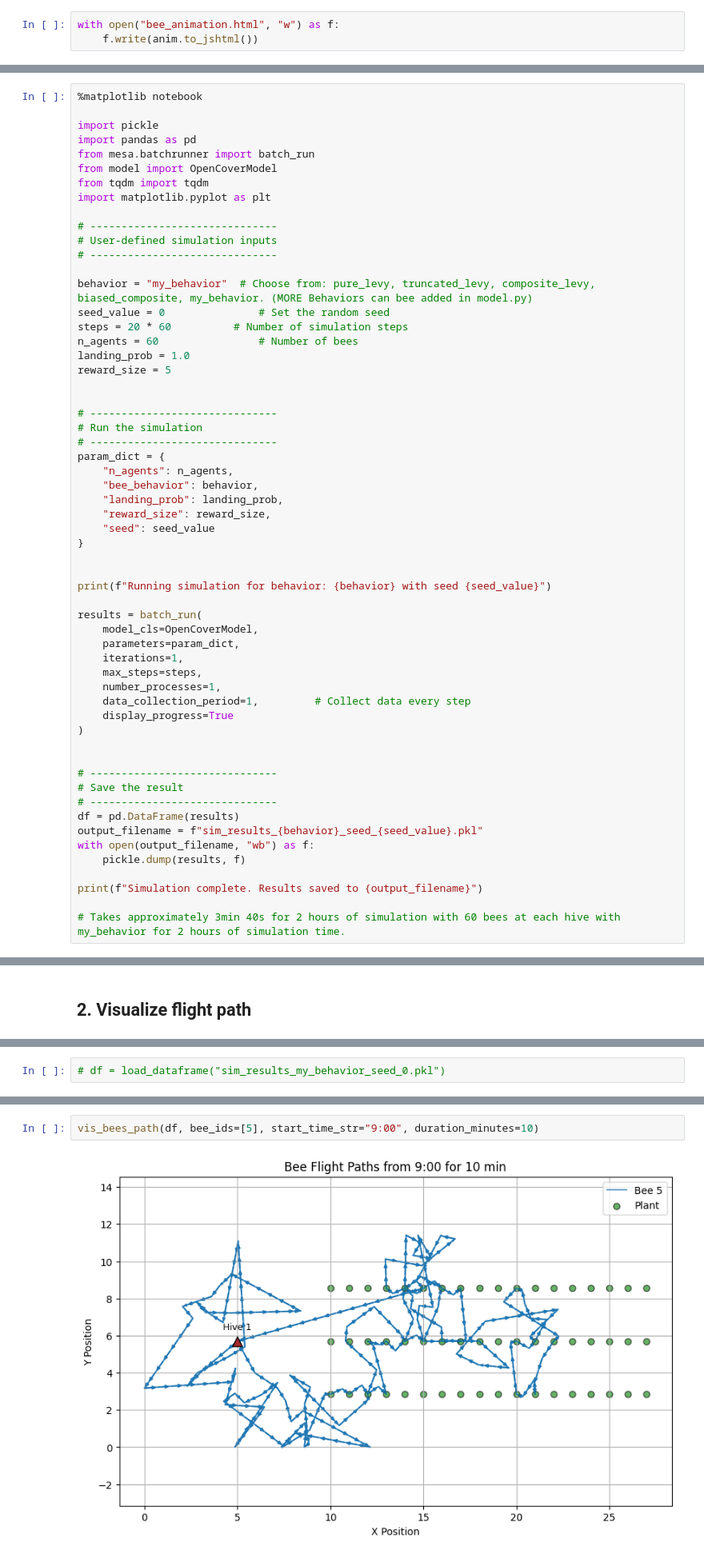
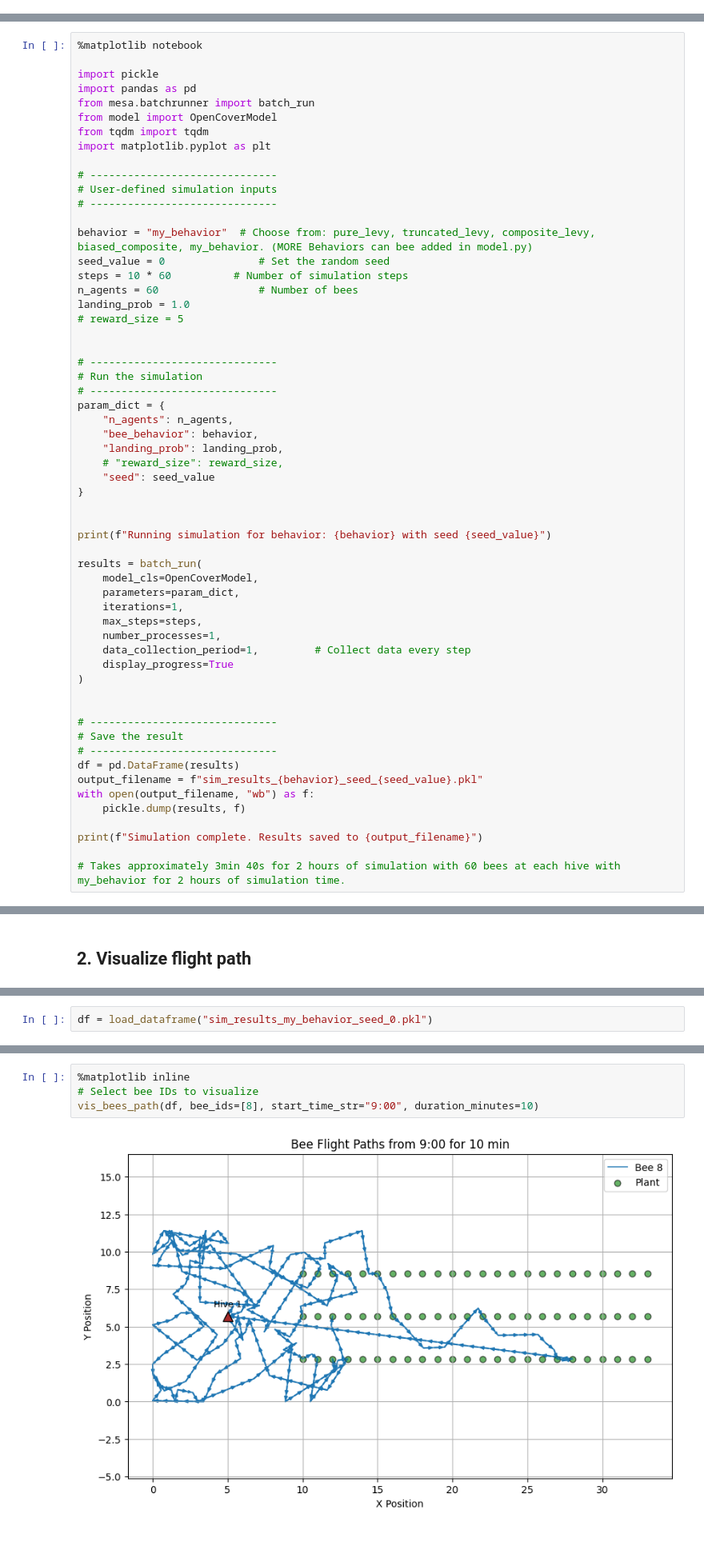
Before and after one commit to PestyVesty/beeSimulation, a Jupyter notebook: scenario_openCover/visualization.ipynb, the cells around one changed output, grey strips where cells are left out. Shown at 80% size. Saved outputs shown, nothing was run; the diff lists cells and outputs as text.

Commit message:
corrected foraging logic and updated visualisation method

```diff
--- a/scenario_openCover/visualization.ipynb
+++ b/scenario_openCover/visualization.ipynb
@@ -127,3 +0,0 @@ FileNotFoundError: [Errno 2] No such file or directory: 'simulation_data.pkl'
-# %%
-with open("bee_animation.html", "w") as f:
-    f.write(anim.to_jshtml())
@@ -352,10 +22,10 @@ import matplotlib.pyplot as plt
 
 behavior = "my_behavior"  # Choose from: pure_levy, truncated_levy, composite_levy, biased_composite, my_behavior. (MORE Behaviors can bee added in model.py)
 seed_value = 0               # Set the random seed
-steps = 20 * 60          # Number of simulation steps
+steps = 10 * 60          # Number of simulation steps
 n_agents = 60                # Number of bees
 landing_prob = 1.0
-reward_size = 5
+# reward_size = 5
 
 
 # ------------------------------
@@ -365,7 +35,7 @@ param_dict = {
     "n_agents": n_agents,
     "bee_behavior": behavior,
     "landing_prob": landing_prob,
-    "reward_size": reward_size,
+    # "reward_size": reward_size,
     "seed": seed_value
 }
 
@@ -495,4 +165,4 @@ def vis_bees_path(df, bee_ids, start_time_str="09:00", duration_minutes=10, x_bu
     plt.legend()
     plt.show()
 # %%
-# df = load_dataframe("sim_results_my_behavior_seed_0.pkl")
+df = load_dataframe("sim_results_my_behavior_seed_0.pkl")
@@ -499,4 +175,6 @@ def vis_bees_path(df, bee_ids, start_time_str="09:00", duration_minutes=10, x_bu
 # %%
-vis_bees_path(df, bee_ids=[5], start_time_str="9:00", duration_minutes=10)
+%matplotlib inline
+# Select bee IDs to visualize
+vis_bees_path(df, bee_ids=[8], start_time_str="9:00", duration_minutes=10)
 # %% [output]
-[figure, old version]
+[figure, new version]
```
Also changed, not shown: parts of 20 cells of this notebook, 2 other files.
